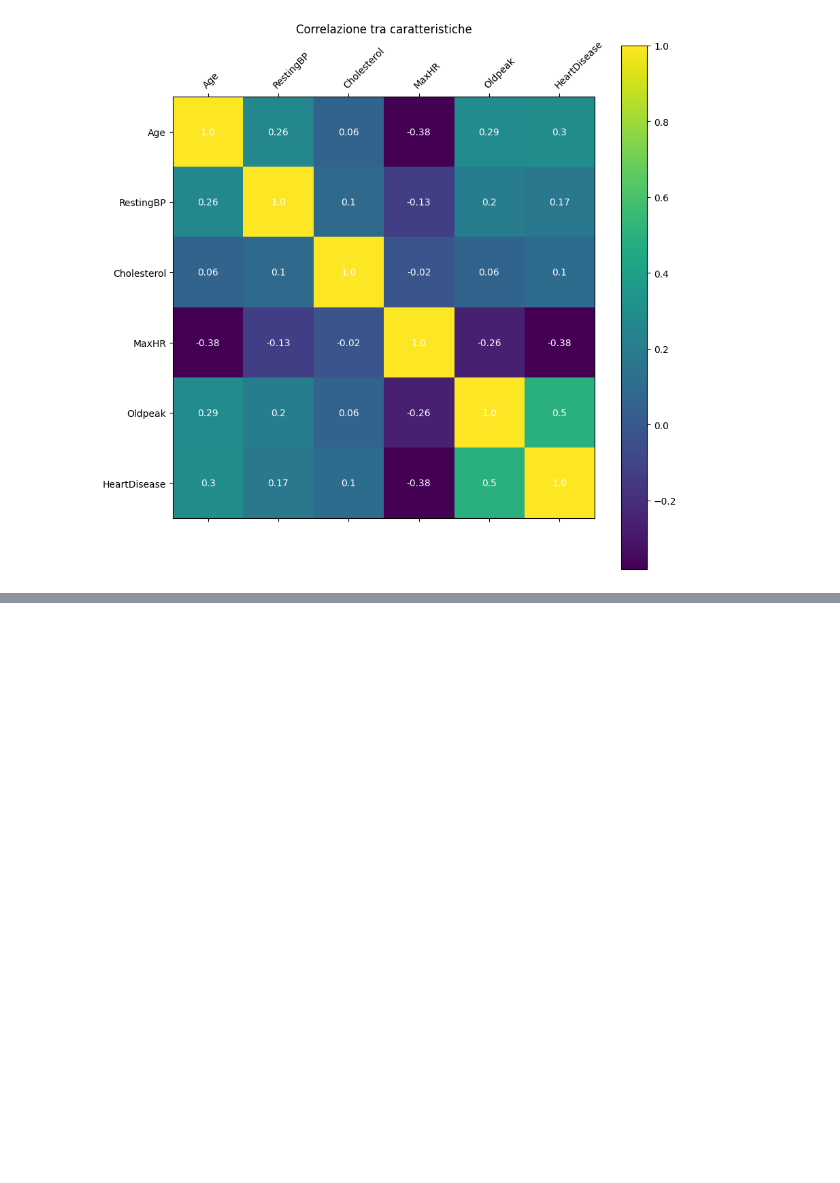
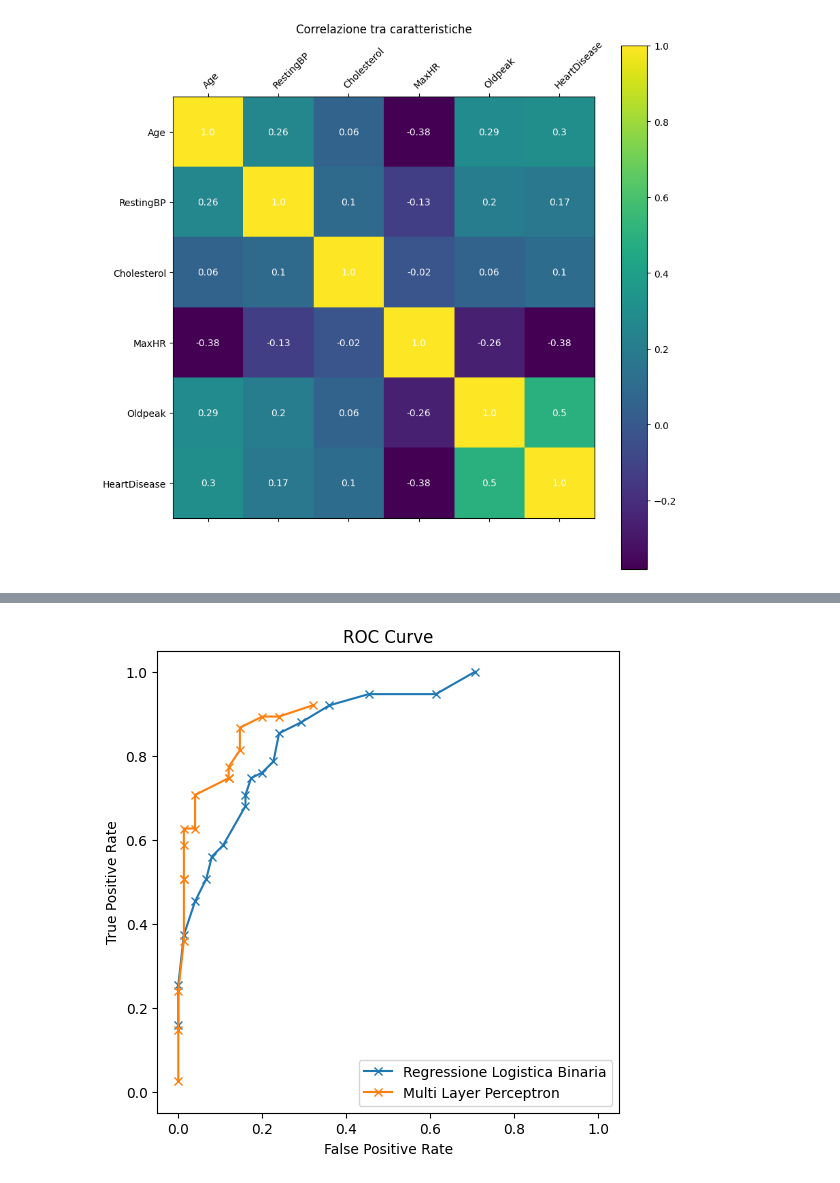
Before and after one commit to gnlca/heart-failure-detection, a Jupyter notebook: heart.ipynb, the cells around one changed output, grey strips where cells are left out. Saved outputs shown, nothing was run; the diff lists cells and outputs as text; code cells hidden in the pictures; blank space fills up the shorter version.

Commit message:
cvd disease detector notebook update

```diff
--- a/heart.ipynb
+++ b/heart.ipynb
@@ -221,11 +243,13 @@ plt.show()
 [figure]
 # %%
 clean_df = df.copy()
+clean_df.drop("Age", axis=1, inplace=True)
 # clean_df.drop("id", axis=1, inplace=True) # dove con axis 1 indica le colonne
 scaler = StandardScaler()
 input_data = torch.from_numpy(
     scaler.fit_transform(clean_df.drop("HeartDisease", axis=1).to_numpy())
 ).float()
+# input_data = torch.from_numpy(clean_df.drop("HeartDisease", axis=1).to_numpy()).float()
 target_data = torch.from_numpy(clean_df["HeartDisease"].to_numpy()).float().unsqueeze(1)
 
 dataset = TensorDataset(input_data, target_data)
@@ -233,7 +257,7 @@ train_data_len = int(len(dataset) * 0.8)
 test_data_len = int(len(dataset) - train_data_len)
 train_dataset, test_dataset = random_split(dataset, [train_data_len, test_data_len])
 
-batch_size = 32
+batch_size = 64
 
 train_dataloader = DataLoader(train_dataset, batch_size=batch_size, shuffle=True)
 test_dataloader = DataLoader(test_dataset, batch_size=batch_size, shuffle=True)
@@ -256,8 +280,6 @@ class MLPNet(nn.Module):
         self.relu_stack = nn.Sequential(
             nn.Linear(input_size, hidden_size),
             nn.ReLU(),
-            nn.Linear(hidden_size, hidden_size),
-            nn.ReLU(),
             nn.Linear(hidden_size, 1),
         )
         self.sigmoid = nn.Sigmoid()
@@ -273,8 +295,8 @@ lr = 1e-3
 epochs = 100
 
 
-net = MLPNet()
-net.to(device)
+# net = MLPNet()
+# net.to(device)
 
 loss_fn = nn.BCELoss()  # Binary Cross Entropy
 # Dove:
@@ -283,7 +305,7 @@ loss_fn = nn.BCELoss()  # Binary Cross Entropy
 # nel nostro caso, abbiamo incluso il layer sigmoid nel modello, quindi usiamo BCELoss
 
 # Optimizer
-optmzr = optim.Adam(net.parameters(), lr=lr)
+# optmzr = optim.Adam(net.parameters(), lr=lr)
 # Dove:
 # - SGD: utilizza una sola riga del batch per calcolare il gradiente e aggiornare i pesi
 # - Adam: genera una desc. statistica (e.g. media, std) dei gradienti calcolati per più righe del batch e ottimizza il learning rate di conseguenza
@@ -374,0 +443,86 @@ Done
+# %%
+# ROC curve
+# Trovare il treshold ottimale
+
+test_X, test_y = zip(*test_dataset)  # zip si comporta come l'operatore trasposizione
+test_X = torch.stack(test_X)
+test_y = torch.stack(test_y)
+
+
+threshold_values = np.arange(0.1, 1, 0.05, dtype=np.float32)
+
+fp_optimal, tp_optimal = 0, 1  # punto ottimale curva ROC
+
+
+# calcola le percentuali di true positve e false positive
+
+for idx, config in enumerate(model_configs):
+    model = config["model"].to(device)
+
+    X = test_X.to(device)
+    with torch.no_grad():
+        model.eval()
+        pred = model(X)
+    pred = pred.cpu().numpy()
+
+    print(f"Modello {config['description']}")
+
+    tpfp_values = []
+    min_dist = np.infty
+    optimal_threshold = threshold_values[0]
+    optimal_threshold_idx = 0
+
+    for idx, threshold in enumerate(threshold_values):
+        # pred_y è pred sogliata con la soglia corrente
+        pred_y = (pred > threshold).astype(np.int8)
+        y = test_y.numpy().astype(np.int8)
+        tp = np.sum(pred_y & y) / np.sum(y)
+        fp = np.sum(pred_y & (1 - y)) / np.sum(1 - y)
+
+        point_dist = np.sqrt((tp_optimal - tp) ** 2 + (fp_optimal - fp) ** 2)
+        if point_dist < min_dist:
+            min_dist = point_dist
+            optimal_threshold = threshold
+            optimal_threshold_idx = idx
+
+        tpfp_values.append((tp, fp))
+
+        # print(f"{t:.1f}, {100*tp:.2f}%, {100*fp:.2f}%")
+
+    tp, fp = tpfp_values[optimal_threshold_idx]
+    config["tpfp_values"] = tpfp_values
+    config["optimal_threshold"] = optimal_threshold
+    print(f"Threshold ottimale: {optimal_threshold:.2f}")
+    print(f"TP: {100*tp:.2f}%")
+    print(f"FP: {100*fp:.2f}%\n")
+
+
+# curva ROC
+fig, ax = plt.subplots(figsize=(12, 6))
+# ax.plot([0, 1], [0, 1], linestyle="--", color="r", label="")
+
+for config in model_configs:
+    tp, fp = zip(*config["tpfp_values"])
+    ax.plot(fp, tp, label=config["description"], marker="x")
+
+    # mostra le soglie con cui sono stati ottenuti i punti nel plot
+    # for idx, (fp_i, tp_i) in enumerate(zip(fp, tp)):
+    #     ax.text(
+    #         fp_i,
+    #         tp_i,
+    #         f"{threshold_values[idx]:.2f}",
+    #         ha=("right" if idx % 2 == 0 else "left"),
+    #         fontsize=5,
+    #         color="#000000",
+    #     )
+
+ax.set_aspect("equal")
+ax.set_xlabel("False Positive Rate")
+ax.set_ylabel("True Positive Rate")
+ax.set_title("ROC Curve")
+ax.legend()
+ax.set_xlim(0 - 0.05, 1 + 0.05)
+ax.set_ylim(0 - 0.05, 1 + 0.05)
+
+plt.show()
+# %% [output]
@@ -374,0 +538 @@ Done
+[figure, added]
```
Also changed, not shown: parts of 13 cells of this notebook, 2 other files.
